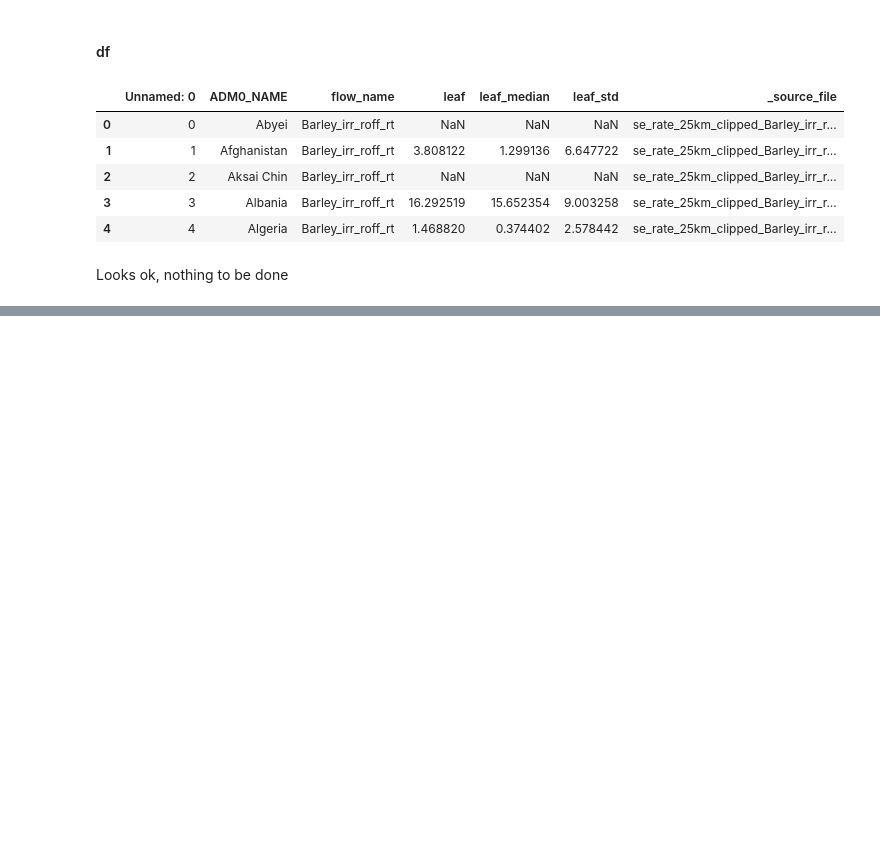
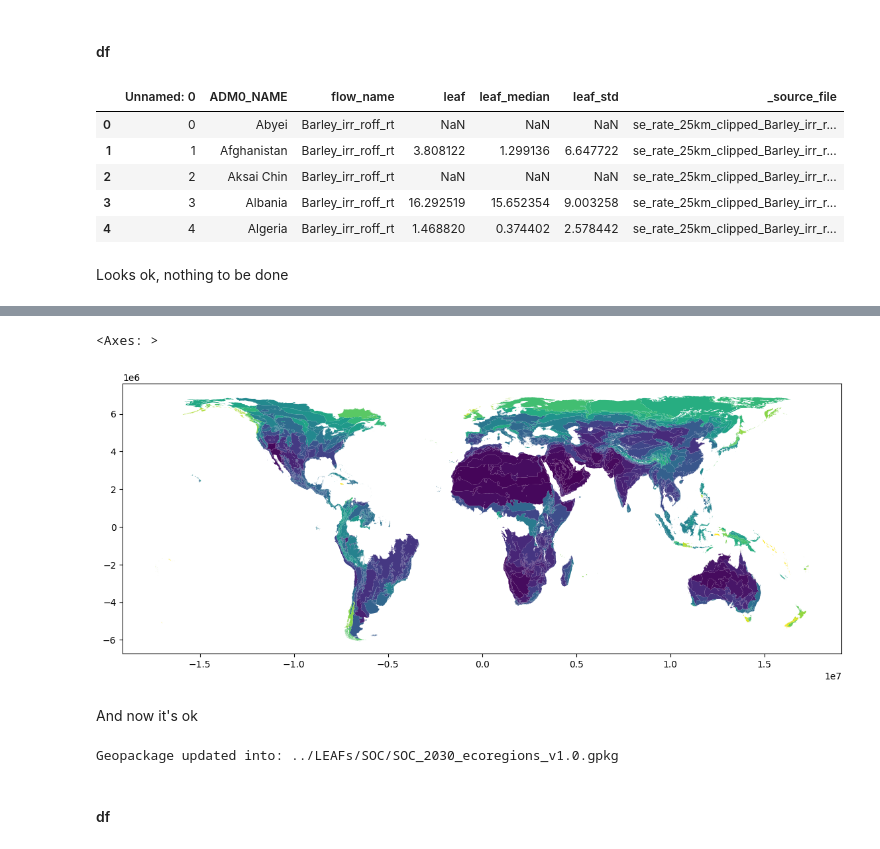
Before and after one commit to cloyolaangosto/SBTN_Test, a Jupyter notebook: LEAFs/Name_Cleaning.ipynb, the cells around one changed output, grey strips where cells are left out. Cells and saved outputs as stored; diff of their text form; code cells hidden in the pictures; blank space fills up the shorter version.

```diff
--- a/LEAFs/Name_Cleaning.ipynb
+++ b/LEAFs/Name_Cleaning.ipynb
@@ -554,0 +646,21 @@ Looks ok, nothing to be done
+# %%
+data.loc[data["ECO_ID"].isin(no_ag_codes), ["leaf", "leaf_median", "leaf_std"]] = np.nan
+# %%
+data.loc[data["ECO_ID"].isin(no_ag_codes), ["leaf", "leaf_median", "leaf_std"]] = np.nan
+# %%
+soc_er_gpkg_data['soc_leafs_ecoregions'] = data
+# %%
+soc_er =soc_er_gpkg_data[geom_layer].merge(soc_er_gpkg_data['soc_leafs_ecoregions'], how="left", on = "ECO_ID")
+# %%
+soc_er[soc_er["flow_name"]=="Barley_irr_roff_rt_2030y_SOC"].plot(column = "leaf", figsize = (14,8))
+# %% [output]
+<Axes: >
+[figure, added]
+# %% [markdown]
+And now it's ok
+# %%
+update_gpkg_to_disk(soc_er_gpkg_data, soc_er_fp)
+# %% [output]
+Geopackage updated into: ../LEAFs/SOC/SOC_2030_ecoregions_v1.0.gpkg
+# %% [markdown]
+#### df
```
Also changed, not shown: parts of 56 cells of this notebook, 2 other files.
